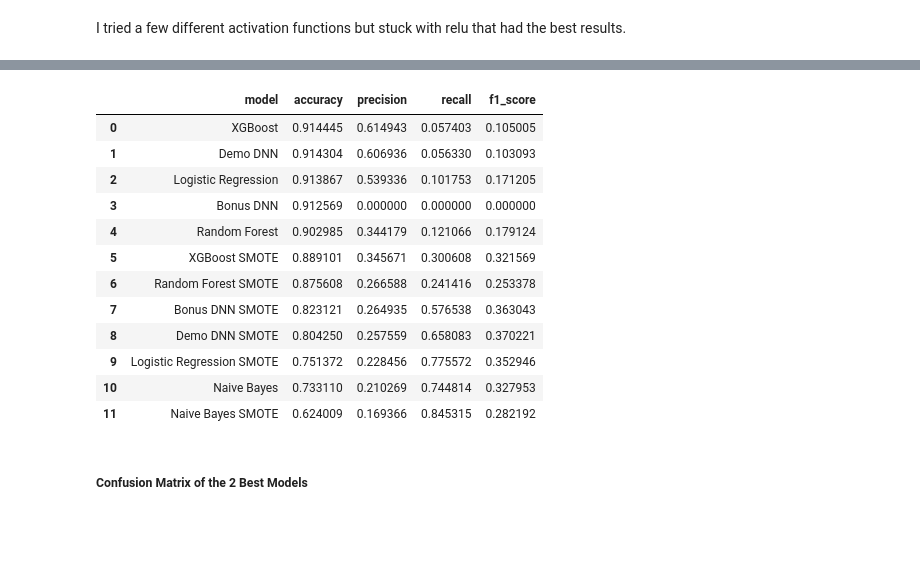
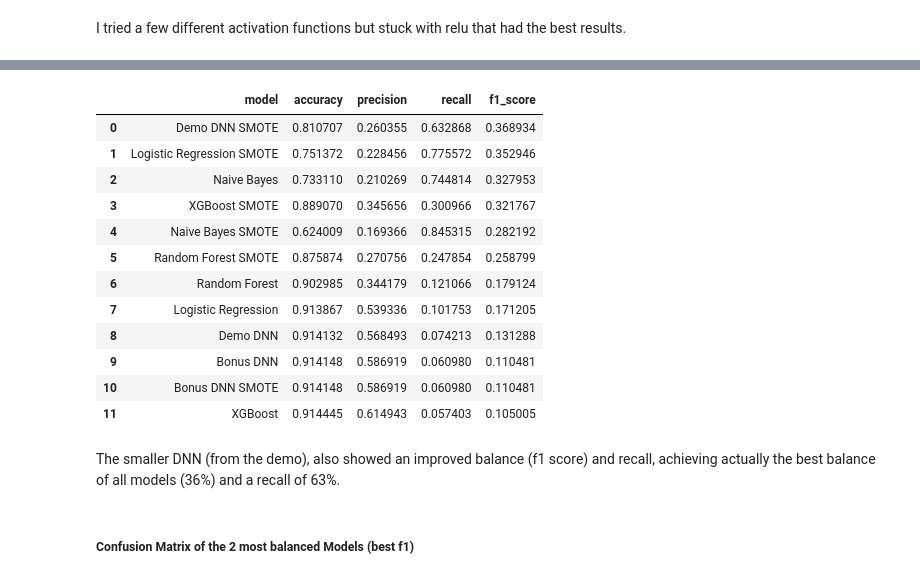
Before and after one commit to mar-kan/ApplicationsOfAI, a Jupyter notebook: week1_healthcare/Week1_AI_Healthcare_Kanellaki_Marianna.ipynb, the cells around one changed output, grey strips where cells are left out. Cells and saved outputs as stored; diff of their text form; code cells hidden in the pictures; blank space fills up the shorter version.

```diff
--- a/week1_healthcare/Week1_AI_Healthcare_Kanellaki_Marianna.ipynb
+++ b/week1_healthcare/Week1_AI_Healthcare_Kanellaki_Marianna.ipynb
@@ -522,19 +532,19 @@ results.append({
 set_random_seed(42)  # for reproducibility
 
 bonus_model = Sequential([
-    Dense(256, activation='elu', input_shape=(X_train_scaled.shape[1],)),
+    Dense(256, activation='relu', input_shape=(X_train_scaled.shape[1],)),
     Dropout(0.3),
-    Dense(128, activation='elu'), #, input_shape=(X_train_scaled.shape[1],)),
+    Dense(128, activation='relu'), #, input_shape=(X_train_scaled.shape[1],)),
     Dropout(0.3),
-    Dense(64, activation='elu'),
+    Dense(64, activation='relu'),
     Dropout(0.3),
-    Dense(64, activation='elu'),
+    Dense(64, activation='relu'),
     Dropout(0.3),
-    Dense(32, activation='elu'),
-    Dropout(0.3),
-    Dense(32, activation='elu'),
-    Dropout(0.3),
-    Dense(16, activation='elu'),
+    Dense(32, activation='relu'),
+    Dropout(0.2),
+    Dense(16, activation='relu'),
+    # Dropout(0.3),
+    Dense(8, activation='relu'),
     Dense(1, activation='sigmoid')  # binary classification
 ])
 
@@ -559,7 +580,7 @@ I tried a few different activation functions but stuck with relu that had the be
 # %%
 bonus_preds = (bonus_model.predict(X_test_scaled) > 0.5).astype("int32").flatten()
 results.append({
-    "model": "Bonus DNN el",
+    "model": "Bonus DNN",
     "accuracy": accuracy_score(y_test, bonus_preds),
     "precision": precision_score(y_test, bonus_preds, zero_division=0),
     "recall": recall_score(y_test, bonus_preds),
@@ -829,27 +835,26 @@ results.append({
 set_random_seed(42)  # for reproducibility
 
 bonus_model = Sequential([
-    # Dense(2048, activation='relu', input_shape=(X_train_scaled.shape[1],)),
-    # Dropout(0.3),
-    Dense(512, activation='relu', input_shape=(X_train_smote.shape[1],)),
+    Dense(256, activation='relu', input_shape=(X_train_scaled.shape[1],)),
     Dropout(0.3),
-    Dense(512, activation='relu'),
+    Dense(128, activation='relu'), #, input_shape=(X_train_scaled.shape[1],)),
     Dropout(0.3),
-    Dense(256, activation='relu'),
-    Dropout(0.3),
-    Dense(128, activation='relu'),
+    Dense(64, activation='relu'),
     Dropout(0.3),
     Dense(64, activation='relu'),
     Dropout(0.3),
     Dense(32, activation='relu'),
+    Dropout(0.2),
     Dense(16, activation='relu'),
+    # Dropout(0.3),
+    Dense(8, activation='relu'),
     Dense(1, activation='sigmoid')  # binary classification
 ])
 
 bonus_model.compile(optimizer='adam', loss='binary_crossentropy', metrics=['accuracy'])
 
-bonus_model.fit(X_train_smote, y_train_smote, validation_split=0.2,
-                epochs=10, batch_size=256, verbose=1,
+bonus_model.fit(X_train_scaled, y_train, validation_split=0.2,
+                epochs=20, batch_size=256, verbose=1,
                 callbacks=[EarlyStopping(patience=2, restore_best_weights=True)])
 
 bonus_preds = (bonus_model.predict(X_test_scaled) > 0.5).astype("int32").flatten()
@@ -889,20 +895,22 @@ results.append({
 # %%
-df_results = pd.DataFrame(results).sort_values(by="accuracy", ascending=False).reset_index(drop=True)
+df_results = pd.DataFrame(results).sort_values(by="f1_score", ascending=False).reset_index(drop=True)
 df_results.loc[:, df_results.columns != 'preds']
 # %% [output]
 |  | model | accuracy | precision | recall | f1_score |
-| 0 | XGBoost | 0.914445 | 0.614943 | 0.057403 | 0.105005 |
-| 1 | Demo DNN | 0.914304 | 0.606936 | 0.056330 | 0.103093 |
-| 2 | Logistic Regression | 0.913867 | 0.539336 | 0.101753 | 0.171205 |
-| 3 | Bonus DNN | 0.912569 | 0.000000 | 0.000000 | 0.000000 |
-| 4 | Random Forest | 0.902985 | 0.344179 | 0.121066 | 0.179124 |
-| 5 | XGBoost SMOTE | 0.889101 | 0.345671 | 0.300608 | 0.321569 |
-| 6 | Random Forest SMOTE | 0.875608 | 0.266588 | 0.241416 | 0.253378 |
-| 7 | Bonus DNN SMOTE | 0.823121 | 0.264935 | 0.576538 | 0.363043 |
-| 8 | Demo DNN SMOTE | 0.804250 | 0.257559 | 0.658083 | 0.370221 |
-| 9 | Logistic Regression SMOTE | 0.751372 | 0.228456 | 0.775572 | 0.352946 |
-| 10 | Naive Bayes | 0.733110 | 0.210269 | 0.744814 | 0.327953 |
-| 11 | Naive Bayes SMOTE | 0.624009 | 0.169366 | 0.845315 | 0.282192 |
+| 0 | Demo DNN SMOTE | 0.810707 | 0.260355 | 0.632868 | 0.368934 |
+| 1 | Logistic Regression SMOTE | 0.751372 | 0.228456 | 0.775572 | 0.352946 |
+| 2 | Naive Bayes | 0.733110 | 0.210269 | 0.744814 | 0.327953 |
+| 3 | XGBoost SMOTE | 0.889070 | 0.345656 | 0.300966 | 0.321767 |
+| 4 | Naive Bayes SMOTE | 0.624009 | 0.169366 | 0.845315 | 0.282192 |
+| 5 | Random Forest SMOTE | 0.875874 | 0.270756 | 0.247854 | 0.258799 |
+| 6 | Random Forest | 0.902985 | 0.344179 | 0.121066 | 0.179124 |
+| 7 | Logistic Regression | 0.913867 | 0.539336 | 0.101753 | 0.171205 |
+| 8 | Demo DNN | 0.914132 | 0.568493 | 0.074213 | 0.131288 |
+| 9 | Bonus DNN | 0.914148 | 0.586919 | 0.060980 | 0.110481 |
+| 10 | Bonus DNN SMOTE | 0.914148 | 0.586919 | 0.060980 | 0.110481 |
+| 11 | XGBoost | 0.914445 | 0.614943 | 0.057403 | 0.105005 |
+# %% [markdown]
+The smaller DNN (from the demo), also showed an improved balance (f1 score) and recall, achieving actually the best balance of all models (36%) and a recall of 63%.
 # %% [markdown]
-##### Confusion Matrix of the 2 Best Models
+##### Confusion Matrix of the 2 most balanced Models (best f1)
 # %%
```
Also changed, not shown: parts of 29 cells of this notebook, 1 other file.
